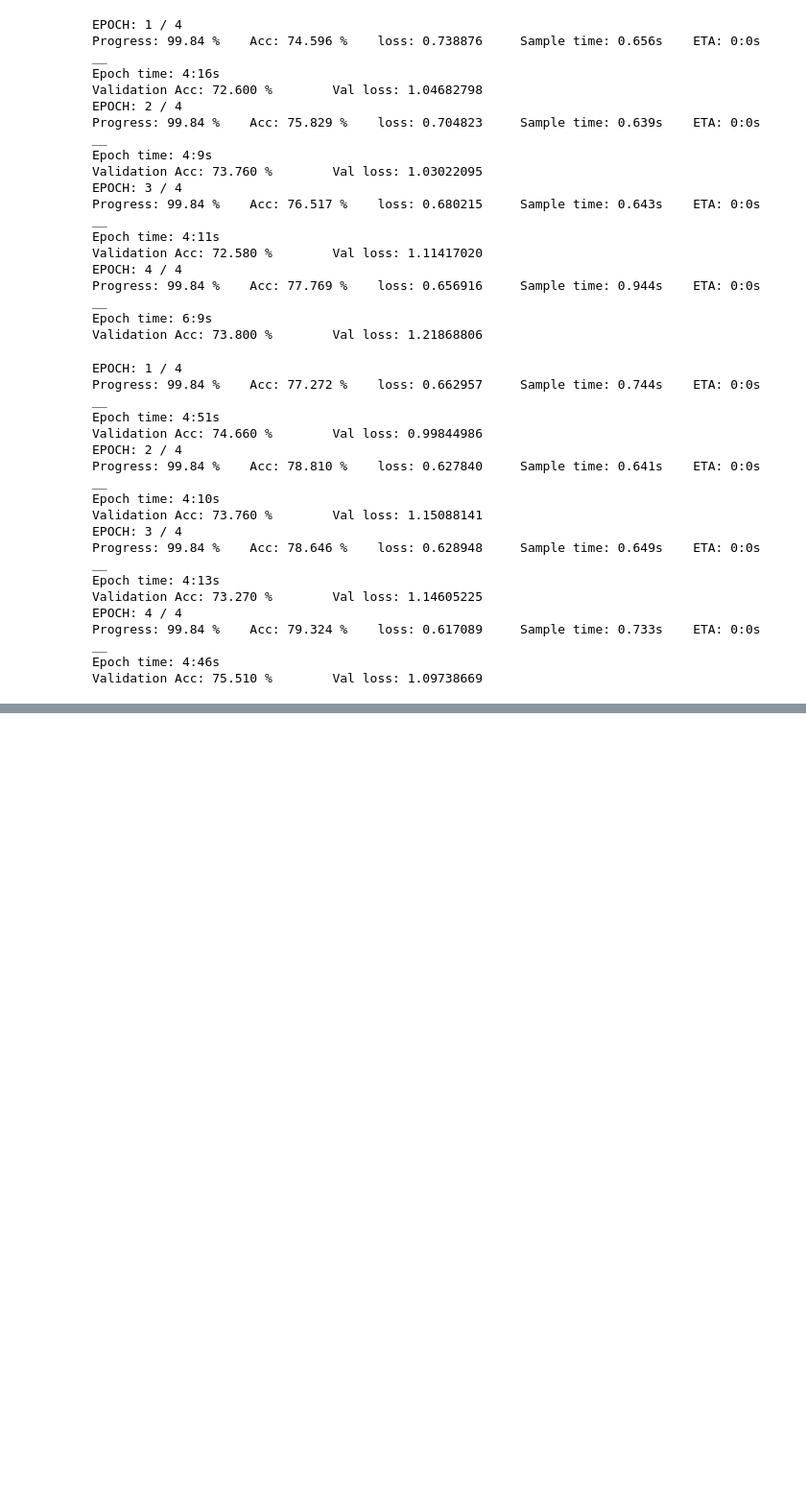
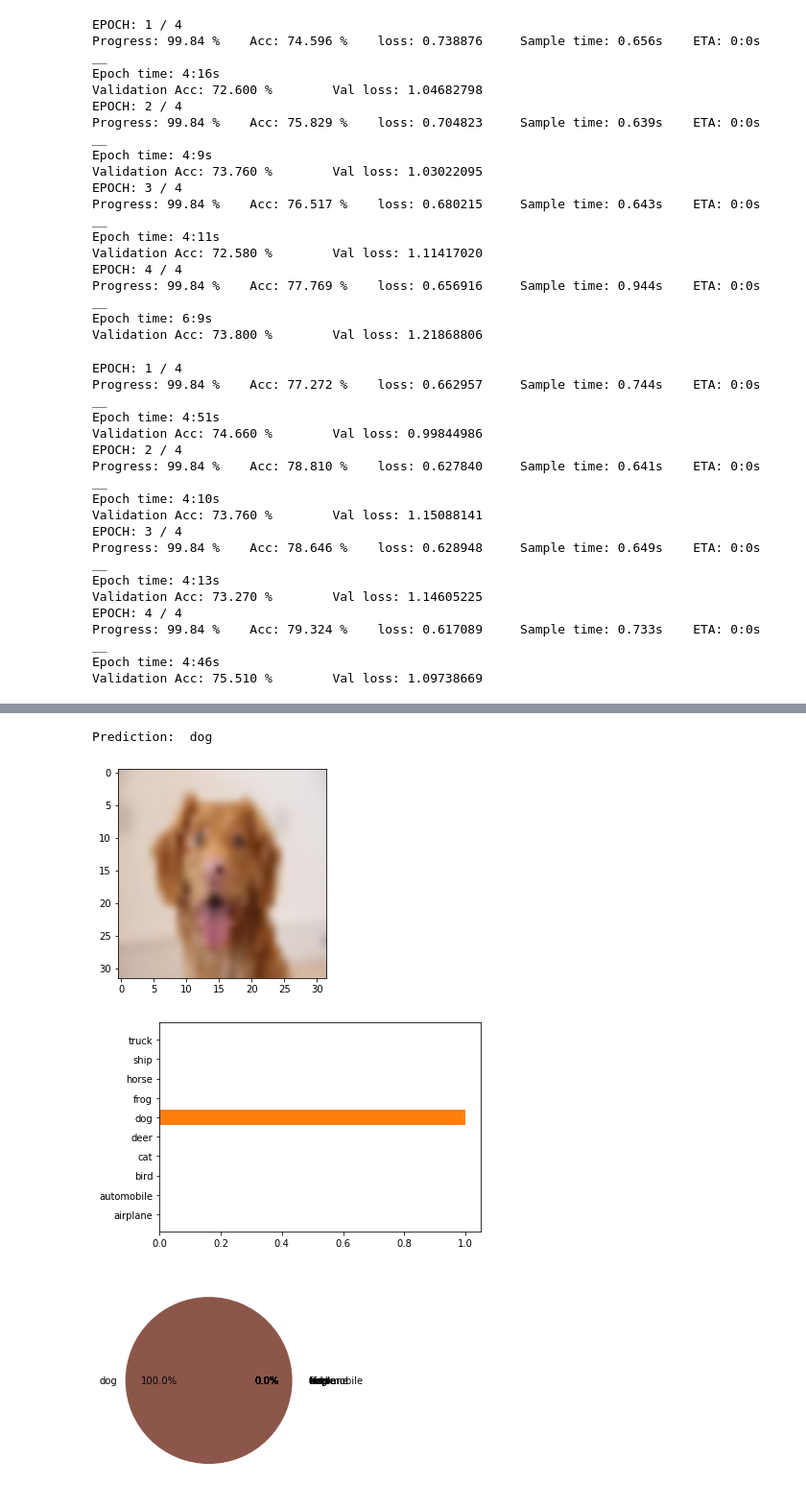
Before and after one commit to ShivamShrirao/dnn_from_scratch, a Jupyter notebook: cifar.ipynb, the cells around one changed output, grey strips where cells are left out. Shown at 96% size. Cells and saved outputs as stored; diff of their text form; code cells hidden in the pictures; blank space fills up the shorter version.

```diff
--- a/cifar.ipynb
+++ b/cifar.ipynb
@@ -316,0 +370,23 @@ for i,axi in enumerate(ax.flat):
+# %%
+img=cv2.imread("download.jpeg")
+img=cv2.cvtColor(img,cv2.COLOR_BGR2RGB)
+inp=cv2.resize(img,(32,32),interpolation=cv2.INTER_CUBIC).reshape(-1,32,32,3)
+logits=model.predict(inp)
+ans=logits.argmax(axis=1)
+logits=logits[0]
+print("Prediction: ",dt.names[int(ans[0])])
+plt.imshow(inp[0],interpolation='bicubic')
+plt.show()
+plt.barh(range(len(logits)),logits,color='#ff7f0e')
+plt.yticks(range(len(logits)),dt.names)
+# plt.xticks([])
+plt.show()
+explode=np.zeros(10)
+explode[ans]=0.1
+plt.pie(logits,labels=dt.names,autopct='%1.1f%%',explode=explode)
+plt.show()
+# %% [output]
+Prediction:  dog
+[figure, added]
+[figure, added]
+[figure, added]
```
Also changed, not shown: parts of 12 cells of this notebook, 7 other files.
